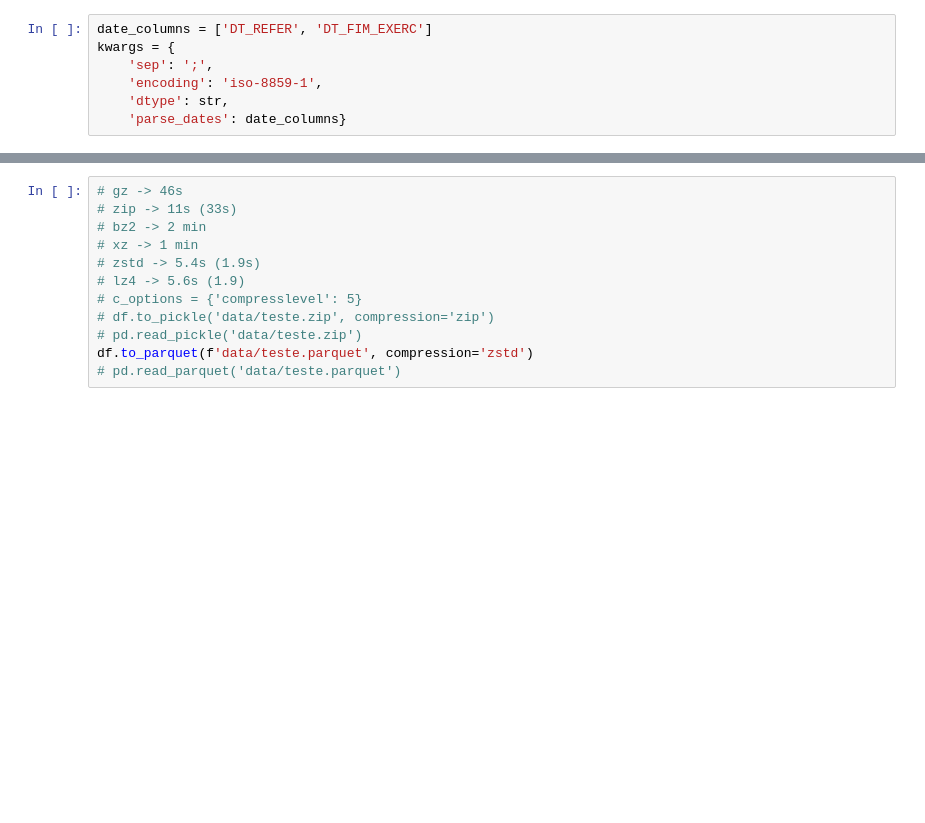
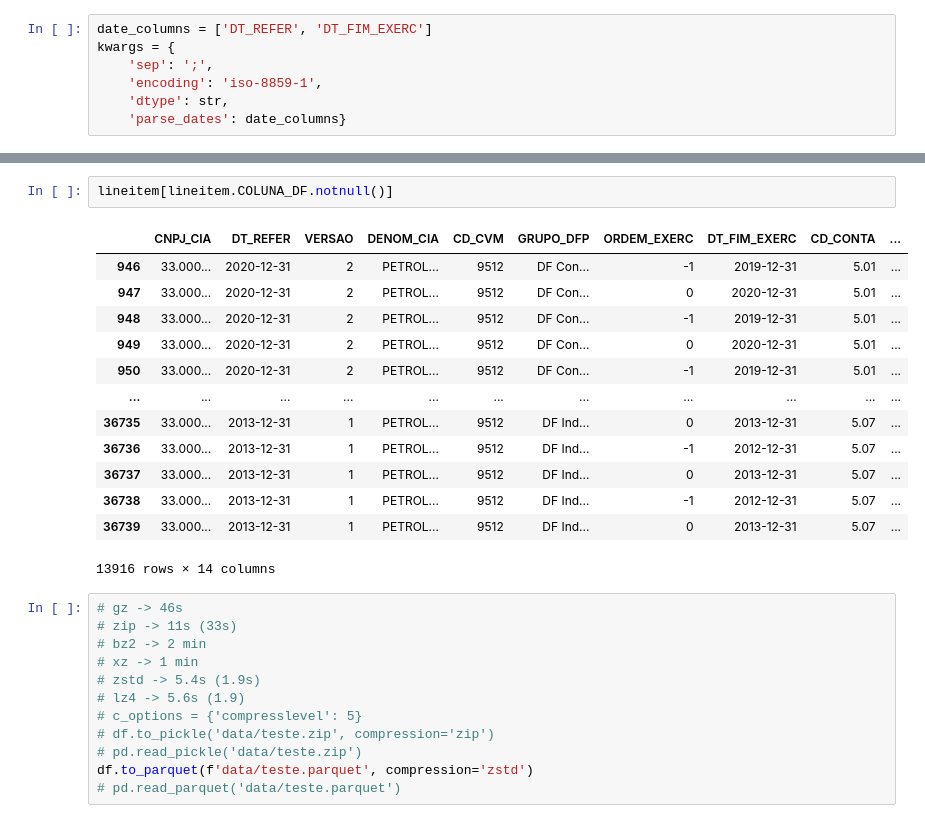
Before and after one commit to crdcj/FinLogic, a Jupyter notebook: explore.ipynb, the cells around one changed output, grey strips where cells are left out. Drawn from its saved outputs; the diff is of its cells as text; blank space fills up the shorter version.

```diff
--- a/explore.ipynb
+++ b/explore.ipynb
@@ -125,3 +139,19 @@ df
+# %%
+lineitem[lineitem.COLUNA_DF.notnull()]
+# %% [output]
+|  | CNPJ_CIA | DT_REFER | VERSAO | DENOM_CIA | CD_CVM | GRUPO_DFP | ORDEM_EXERC | DT_FIM_EXERC | CD_CONTA | ... |
+| 946 | 33.000... | 2020-12-31 | 2 | PETROL... | 9512 | DF Con... | -1 | 2019-12-31 | 5.01 | ... |
+| 947 | 33.000... | 2020-12-31 | 2 | PETROL... | 9512 | DF Con... | 0 | 2020-12-31 | 5.01 | ... |
+| 948 | 33.000... | 2020-12-31 | 2 | PETROL... | 9512 | DF Con... | -1 | 2019-12-31 | 5.01 | ... |
+| 949 | 33.000... | 2020-12-31 | 2 | PETROL... | 9512 | DF Con... | 0 | 2020-12-31 | 5.01 | ... |
+| 950 | 33.000... | 2020-12-31 | 2 | PETROL... | 9512 | DF Con... | -1 | 2019-12-31 | 5.01 | ... |
+| ... | ... | ... | ... | ... | ... | ... | ... | ... | ... | ... |
+| 36735 | 33.000... | 2013-12-31 | 1 | PETROL... | 9512 | DF Ind... | 0 | 2013-12-31 | 5.07 | ... |
+| 36736 | 33.000... | 2013-12-31 | 1 | PETROL... | 9512 | DF Ind... | -1 | 2012-12-31 | 5.07 | ... |
+| 36737 | 33.000... | 2013-12-31 | 1 | PETROL... | 9512 | DF Ind... | 0 | 2013-12-31 | 5.07 | ... |
+| 36738 | 33.000... | 2013-12-31 | 1 | PETROL... | 9512 | DF Ind... | -1 | 2012-12-31 | 5.07 | ... |
+| 36739 | 33.000... | 2013-12-31 | 1 | PETROL... | 9512 | DF Ind... | 0 | 2013-12-31 | 5.07 | ... |
+13916 rows × 14 columns
 # %%
 # gz -> 46s
 # zip -> 11s (33s)
```
Also changed, not shown: parts of 5 cells of this notebook, 1 other file.
